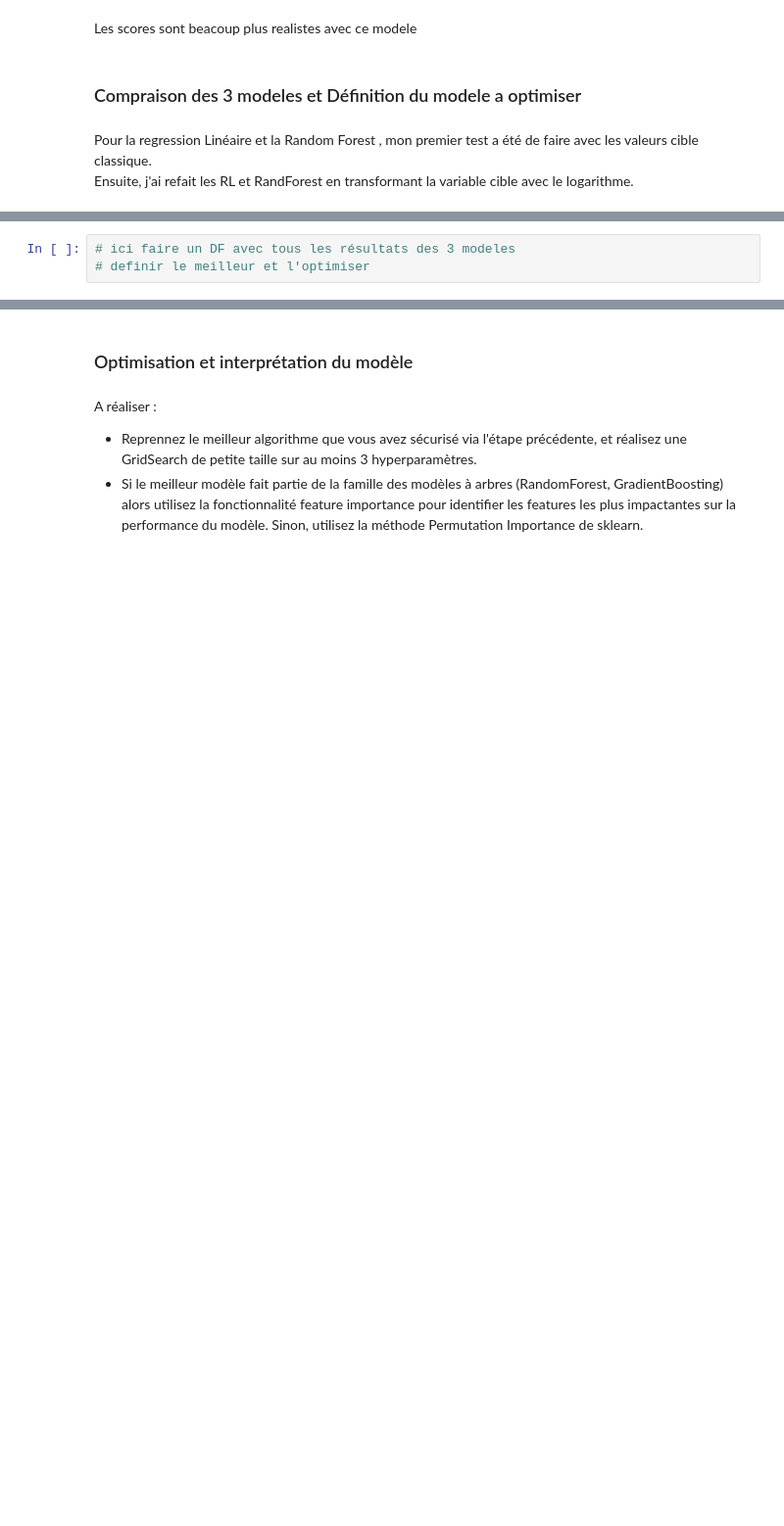
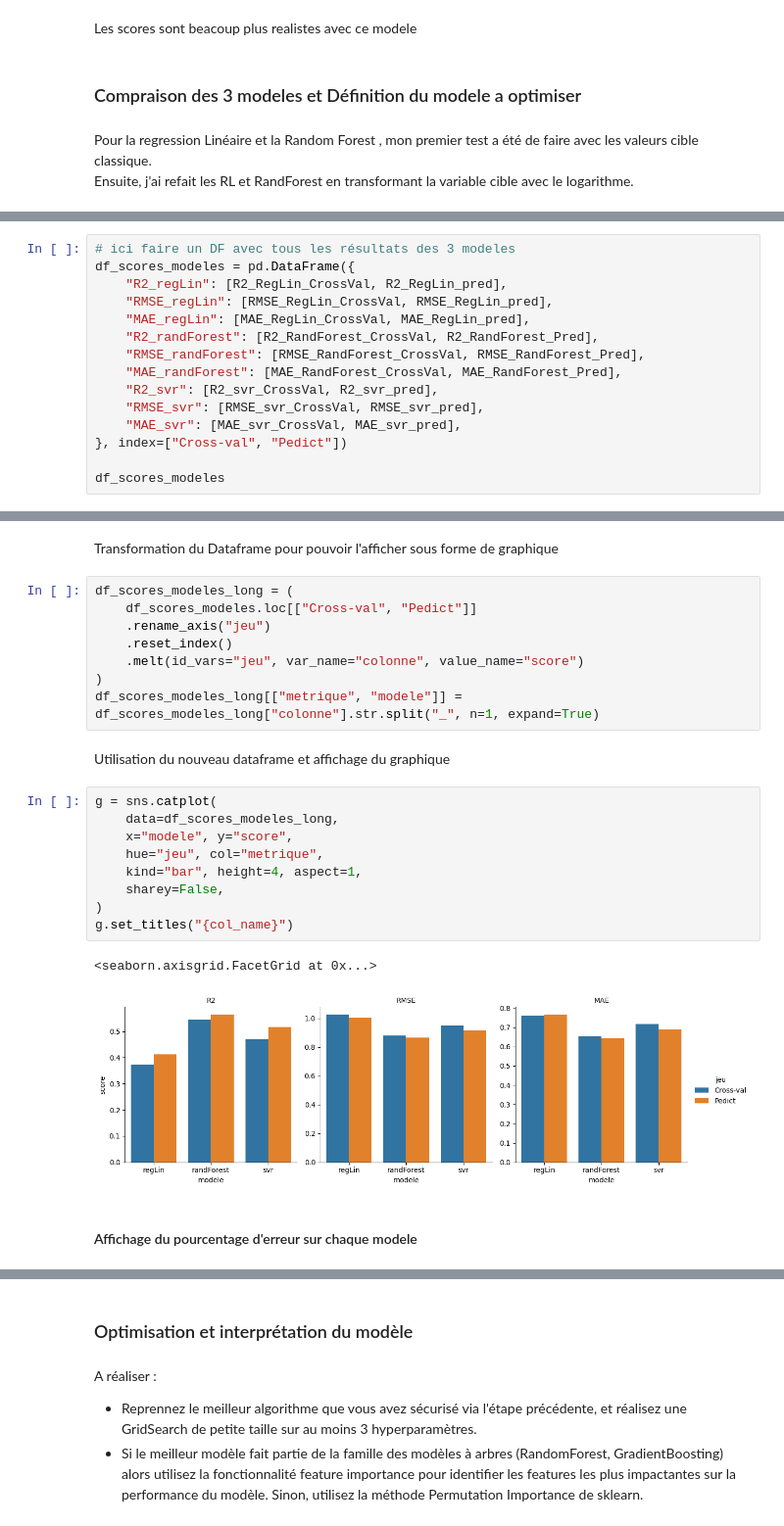
Before and after one commit to DavidRichomme/OC_P3_Anticipez_les_besoins_en_consommation_de_batiments, a Jupyter notebook: P3_modelisation_ML_supervisee.ipynb, the cells around one changed output, grey strips where cells are left out. Shown at 98% size. Saved outputs shown, nothing was run; the diff lists cells and outputs as text; blank space fills up the shorter version.

```diff
--- a/P3_modelisation_ML_supervisee.ipynb
+++ b/P3_modelisation_ML_supervisee.ipynb
@@ -569,3 +573,15 @@ Ensuite, j'ai refait les RL et RandForest en transformant la variable cible avec
 # %%
 # ici faire un DF avec tous les résultats des 3 modeles
-# definir le meilleur et l'optimiser
+df_scores_modeles = pd.DataFrame({
+    "R2_regLin": [R2_RegLin_CrossVal, R2_RegLin_pred],
+    "RMSE_regLin": [RMSE_RegLin_CrossVal, RMSE_RegLin_pred],
+    "MAE_regLin": [MAE_RegLin_CrossVal, MAE_RegLin_pred],
+    "R2_randForest": [R2_RandForest_CrossVal, R2_RandForest_Pred],
+    "RMSE_randForest": [RMSE_RandForest_CrossVal, RMSE_RandForest_Pred],
+    "MAE_randForest": [MAE_RandForest_CrossVal, MAE_RandForest_Pred],
+    "R2_svr": [R2_svr_CrossVal, R2_svr_pred],
+    "RMSE_svr": [RMSE_svr_CrossVal, RMSE_svr_pred],
+    "MAE_svr": [MAE_svr_CrossVal, MAE_svr_pred],
+}, index=["Cross-val", "Pedict"])
+
+df_scores_modeles
@@ -571,0 +592,26 @@ Ensuite, j'ai refait les RL et RandForest en transformant la variable cible avec
+# %% [markdown]
+Transformation du Dataframe pour pouvoir l'afficher sous forme de graphique
+# %%
+df_scores_modeles_long = (
+    df_scores_modeles.loc[["Cross-val", "Pedict"]]
+    .rename_axis("jeu")
+    .reset_index()
+    .melt(id_vars="jeu", var_name="colonne", value_name="score")
+)
+df_scores_modeles_long[["metrique", "modele"]] = df_scores_modeles_long["colonne"].str.split("_", n=1, expand=True)
+# %% [markdown]
+Utilisation du nouveau dataframe et affichage du graphique
+# %%
+g = sns.catplot(
+    data=df_scores_modeles_long,
+    x="modele", y="score",
+    hue="jeu", col="metrique",
+    kind="bar", height=4, aspect=1,
+    sharey=False,
+)
+g.set_titles("{col_name}")
+# %% [output]
+<seaborn.axisgrid.FacetGrid at 0x...>
+[figure, added]
+# %% [markdown]
+#### Affichage du pourcentage d'erreur sur chaque modele
```
Also changed, not shown: parts of 28 cells of this notebook, 6 other files.
